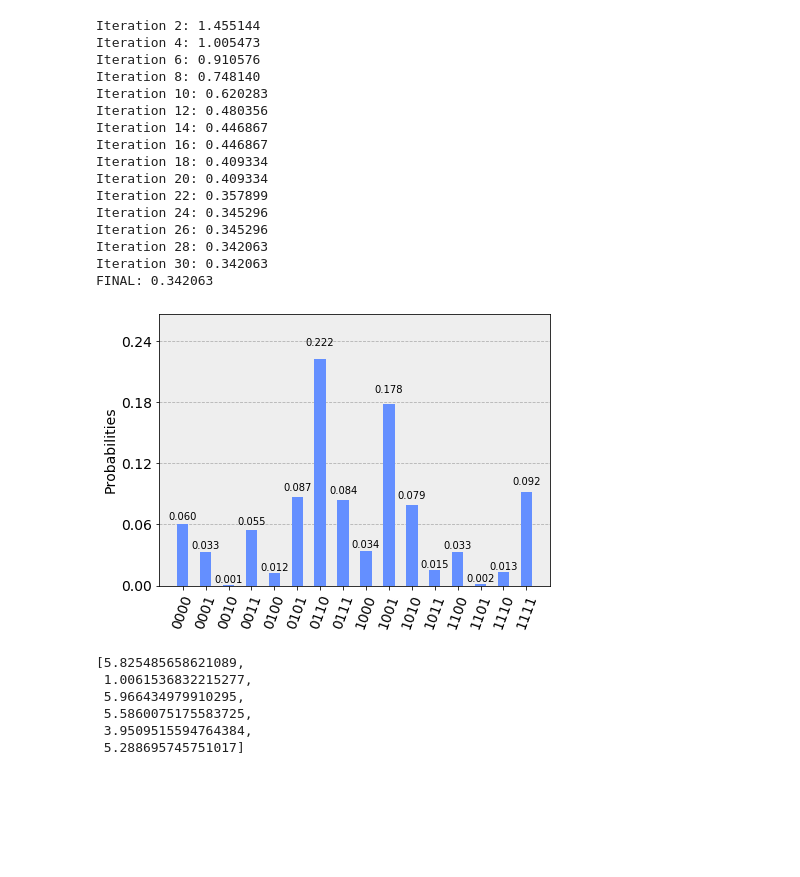
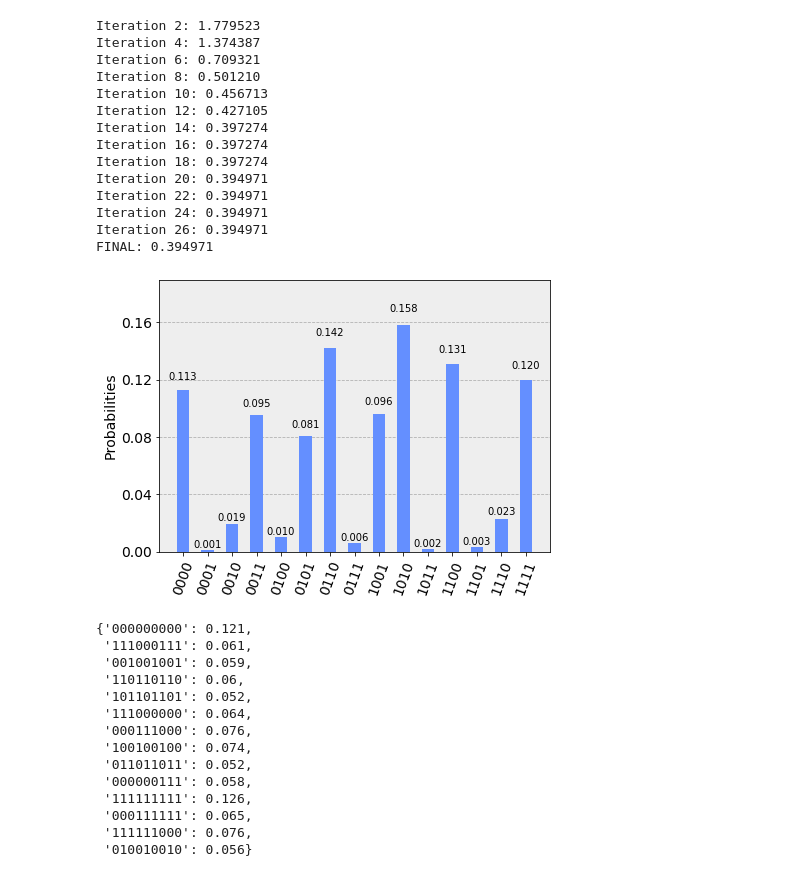
Before and after one commit to egbQuantum/Born, a Jupyter notebook: Quantum Born Machine V3.ipynb, the cells around one changed output. Cells and saved outputs as stored; diff of their text form; code cells hidden in the pictures; blank space fills up the shorter version.

```diff
--- a/Quantum Born Machine V3.ipynb
+++ b/Quantum Born Machine V3.ipynb
@@ -115,8 +167,8 @@ class Particle:
             self.position_i.append(x0[i])
 
     # evaluate current fitness
-    def evaluate(self, n, costFunc, shots):
-        self.err_i=costFunc(n, self.position_i, shots)
+    def evaluate(self, n, target, costFunc, shots):
+        self.err_i=costFunc(n, target, self.position_i, shots)
 
         # check to see if the current position is an individual best
         if self.err_i < self.err_best_i or self.err_best_i==-1:
@@ -164,7 +216,7 @@ class Particle:
 
 
 class PSO():
-    def __init__(self,n,shots,costFunc,x0,num_particles,maxiter):
+    def __init__(self,n,shots,target,costFunc,x0,num_particles,maxiter):
         global num_dimensions
 
         num_dimensions=len(x0)
@@ -181,7 +233,7 @@ class PSO():
         while i < maxiter:
             # cycle through particles in swarm and evaluate fitness
             for j in range(0,num_particles):
-                swarm[j].evaluate(n, costFunc, shots)
+                swarm[j].evaluate(n, target, costFunc, shots)
 
                 # determine if current particle is the best (globally)
                 if swarm[j].err_i < self.err_best_g or self.err_best_g == -1:
@@ -218,43 +267,51 @@ array([0.05794764, 0.03093231, 0.19759252, 0.02495373, 0.17535175,
 # %%
 # Run optimization
 
 n = 4
 layers = 2
 shots = 1000   #shots per run of given circuit; larger will give better statistics from runs
 
+target = get_target(length = 2, num_samples = 1000)
+
 initial = np.random.normal(loc = pi, scale = pi/2, size=int((2*n+n*(n-1))*layers))
 
-best = PSO(n, shots, costFunc, initial, num_particles=35, maxiter=30).best()
+best = PSO(n, shots, target, costFunc, initial, num_particles=40, maxiter=26).best()
 
 learned = run_circuit(n, best, shots)
 plot_histogram(learned)
 # %% [output]
-Iteration 2: 1.455144
-Iteration 4: 1.005473
-Iteration 6: 0.910576
-Iteration 8: 0.748140
-Iteration 10: 0.620283
-Iteration 12: 0.480356
-Iteration 14: 0.446867
-Iteration 16: 0.446867
-Iteration 18: 0.409334
-Iteration 20: 0.409334
-Iteration 22: 0.357899
-Iteration 24: 0.345296
-Iteration 26: 0.345296
-Iteration 28: 0.342063
-Iteration 30: 0.342063
-FINAL: 0.342063
+Iteration 2: 1.779523
+Iteration 4: 1.374387
+Iteration 6: 0.709321
+Iteration 8: 0.501210
+Iteration 10: 0.456713
+Iteration 12: 0.427105
+Iteration 14: 0.397274
+Iteration 16: 0.397274
+Iteration 18: 0.397274
+Iteration 20: 0.394971
+Iteration 22: 0.394971
+Iteration 24: 0.394971
+Iteration 26: 0.394971
+FINAL: 0.394971
-[figure, old version]
+[figure, new version]
-# %%
-best
-# %% [output]
-[5.825485658621089,
- 1.0061536832215277,
- 5.966434979910295,
- 5.5860075175583725,
- 3.9509515594764384,
- 5.288695745751017]
+# %%
+target
+# %% [output]
+{'000000000': 0.121,
+ '111000111': 0.061,
+ '001001001': 0.059,
+ '110110110': 0.06,
+ '101101101': 0.052,
+ '111000000': 0.064,
+ '000111000': 0.076,
+ '100100100': 0.074,
+ '011011011': 0.052,
+ '000000111': 0.058,
+ '111111111': 0.126,
+ '000111111': 0.065,
+ '111111000': 0.076,
+ '010010010': 0.056}
 # %%
 params = [4.952183907076087, 5.366143366803098, 6.1802748069211395, 5.423623009334368, 5.277995751340181, 4.9934647678469295]
 learned = run_circuit(n, params, shots)
```
Also changed, not shown: parts of 13 cells of this notebook.
